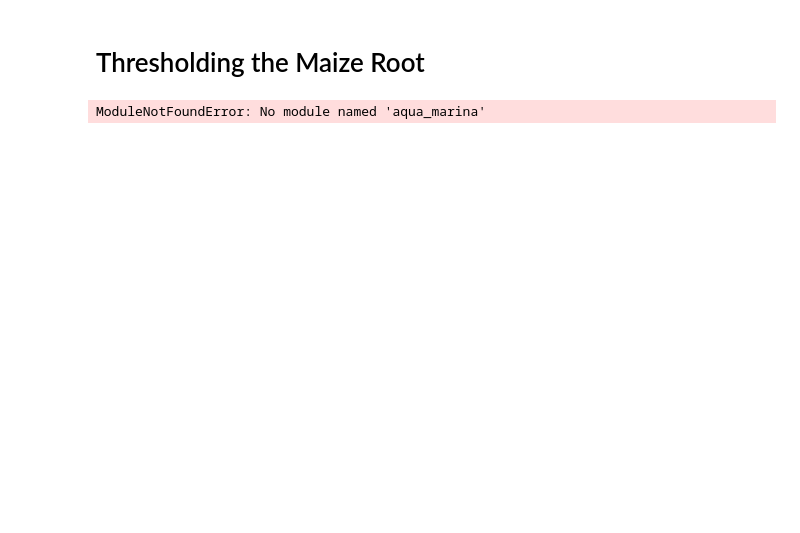
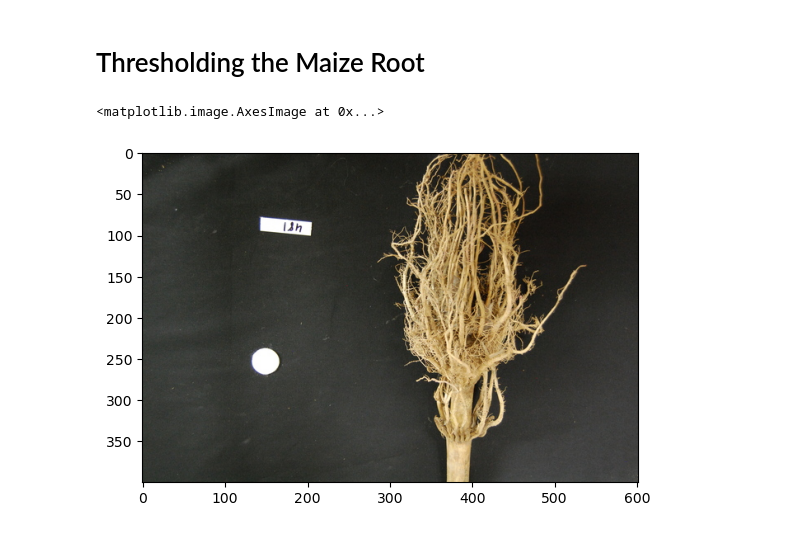
Before and after one commit to joejcollins/aqua-marina, a Jupyter notebook: note_books/031_thresholding.ipynb, the cells around one changed output. Cells and saved outputs as stored; diff of their text form; code cells hidden in the pictures; blank space fills up the shorter version.

Commit message:
Get the image

```diff
--- a/note_books/031_thresholding.ipynb
+++ b/note_books/031_thresholding.ipynb
@@ -1,12 +1,22 @@
 # %% [markdown]
 # Thresholding the Maize Root
-# %%
-import imageio.v3 as iio
-from aqua_marina import file_finder_service
-
-my_file_finder = file_finder_service.FileFinderService()
-
-
-maize_roots = iio.imread(uri="../data/maize-root-cluster.jpg")
-# %% [output]
-ModuleNotFoundError: No module named 'aqua_marina'
+# %%
+from os import path
+
+import imageio.v3 as iio
+from aqua_marina import file_finder_service
+from matplotlib import pyplot
+
+file_finder = file_finder_service.FileFinderService()
+root = file_finder.find_root()
+
+maize_image_path = path.join(root, "data/raw/training", "maize-root-cluster.jpg")
+
+maize_roots = iio.imread(uri=maize_image_path)
+
+# display original image
+fig, ax = pyplot.subplots()
+ax.imshow(maize_roots)
+# %% [output]
+<matplotlib.image.AxesImage at 0x...>
+[figure, added]
```
Also changed, not shown: 1 other file.
